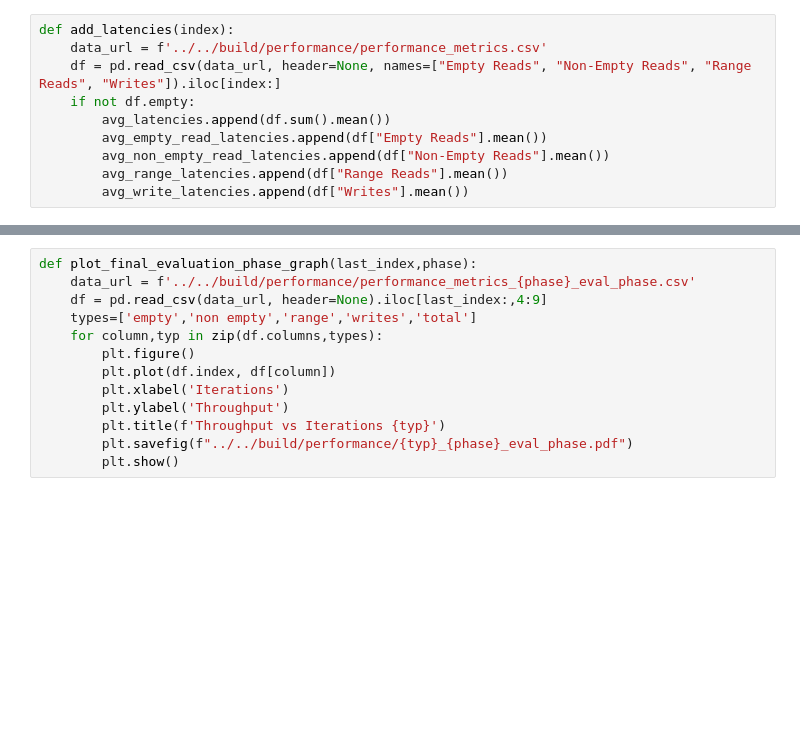
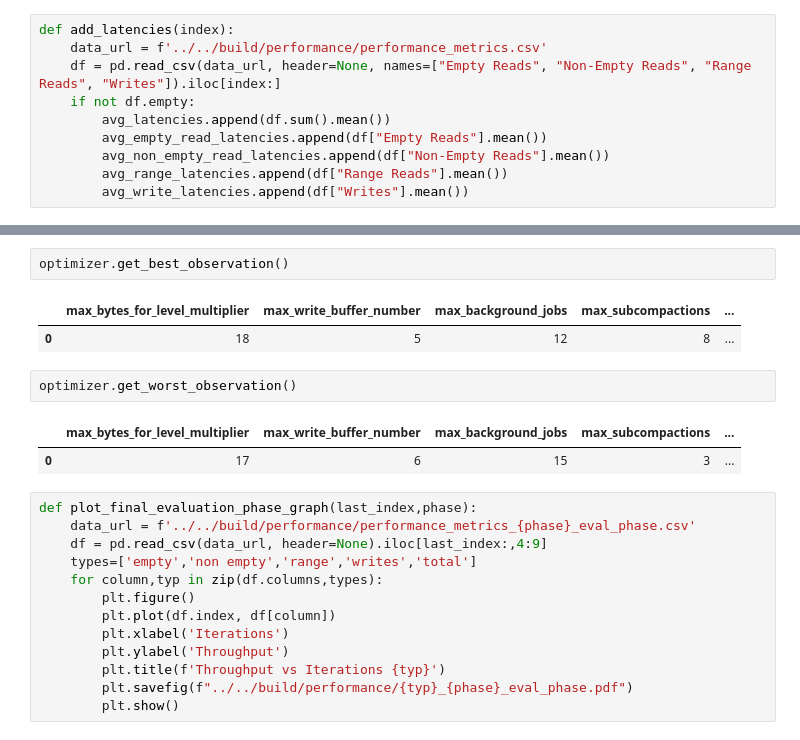
Before and after one commit to BU-DiSC/Onix, a Jupyter notebook: src/tuning/mlos_BO.ipynb, the cells around one changed output, grey strips where cells are left out. Cells and saved outputs as stored; diff of their text form; blank space fills up the shorter version.

```diff
--- a/src/tuning/mlos_BO.ipynb
+++ b/src/tuning/mlos_BO.ipynb
@@ -408,3 +586,13 @@ delta_df
+# %%
+optimizer.get_best_observation()
+# %% [output]
+|  | max_bytes_for_level_multiplier | max_write_buffer_number | max_background_jobs | max_subcompactions | ... |
+| 0 | 18 | 5 | 12 | 8 | ... |
+# %%
+optimizer.get_worst_observation()
+# %% [output]
+|  | max_bytes_for_level_multiplier | max_write_buffer_number | max_background_jobs | max_subcompactions | ... |
+| 0 | 17 | 6 | 15 | 3 | ... |
 # %%
 def plot_final_evaluation_phase_graph(last_index,phase):
     data_url = f'../../build/performance/performance_metrics_{phase}_eval_phase.csv'
```
Also changed, not shown: parts of 15 cells of this notebook, 3 other files.
